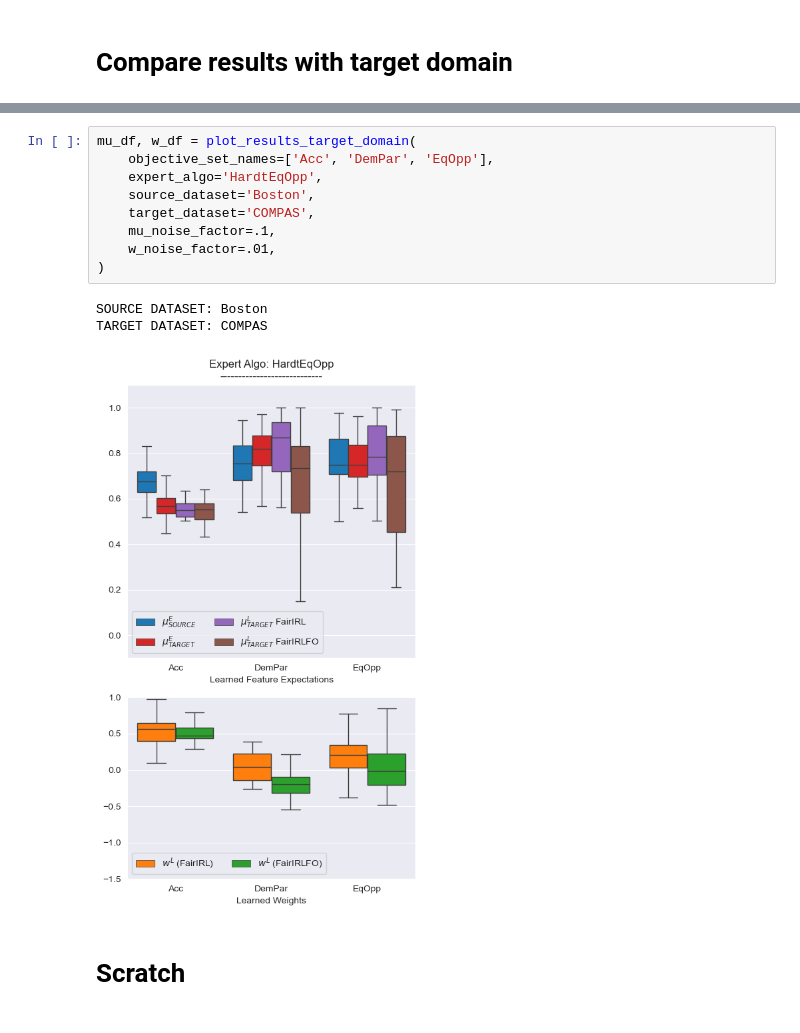
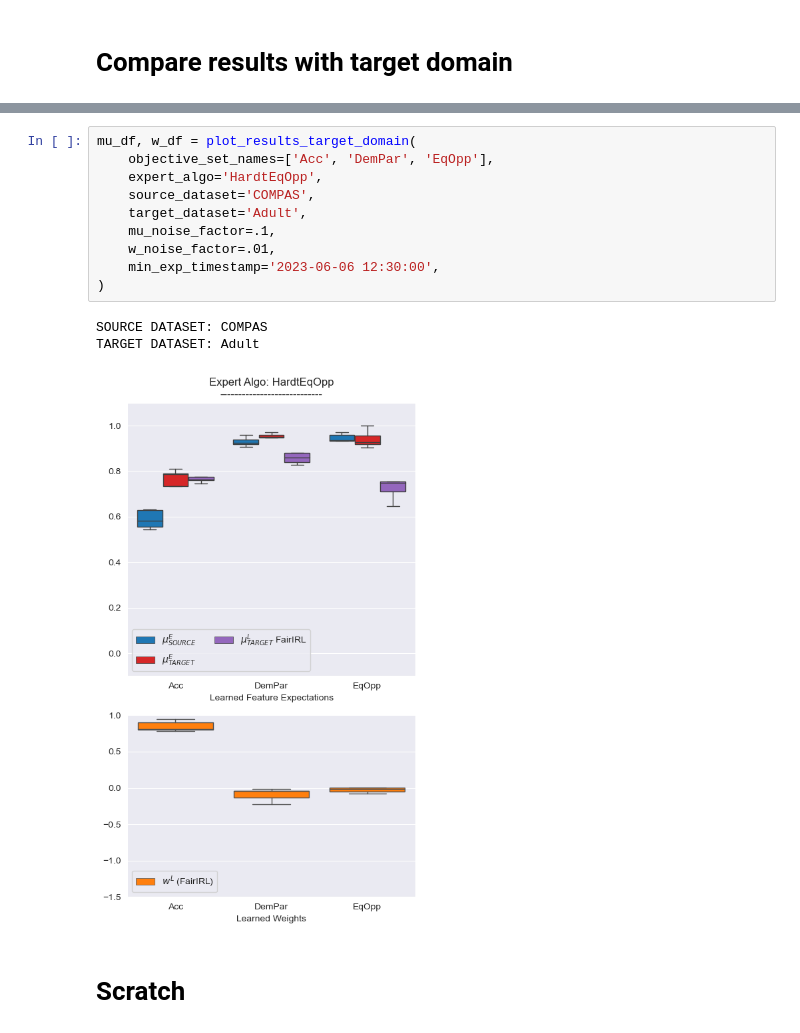
Before and after one commit to jackblandin/research, a Jupyter notebook: experiments/irl/Fair IRL Experiments.ipynb, the cells around one changed output, grey strips where cells are left out. Cells and saved outputs as stored; diff of their text form.

```diff
--- a/experiments/irl/Fair IRL Experiments.ipynb
+++ b/experiments/irl/Fair IRL Experiments.ipynb
@@ -257,15 +342,16 @@ TARGET DATASET: COMPAS
 # %%
 mu_df, w_df = plot_results_target_domain(
     objective_set_names=['Acc', 'DemPar', 'EqOpp'],
     expert_algo='HardtEqOpp',
-    source_dataset='Boston',
-    target_dataset='COMPAS',
+    source_dataset='COMPAS',
+    target_dataset='Adult',
     mu_noise_factor=.1,
     w_noise_factor=.01,
+    min_exp_timestamp='2023-06-06 12:30:00',
 )
 # %% [output]
-SOURCE DATASET: Boston
-TARGET DATASET: COMPAS
+SOURCE DATASET: COMPAS
+TARGET DATASET: Adult
-[figure, old version]
+[figure, new version]
 # %% [markdown]
 # Scratch
```
Also changed, not shown: parts of 11 cells of this notebook, 2 other files.
